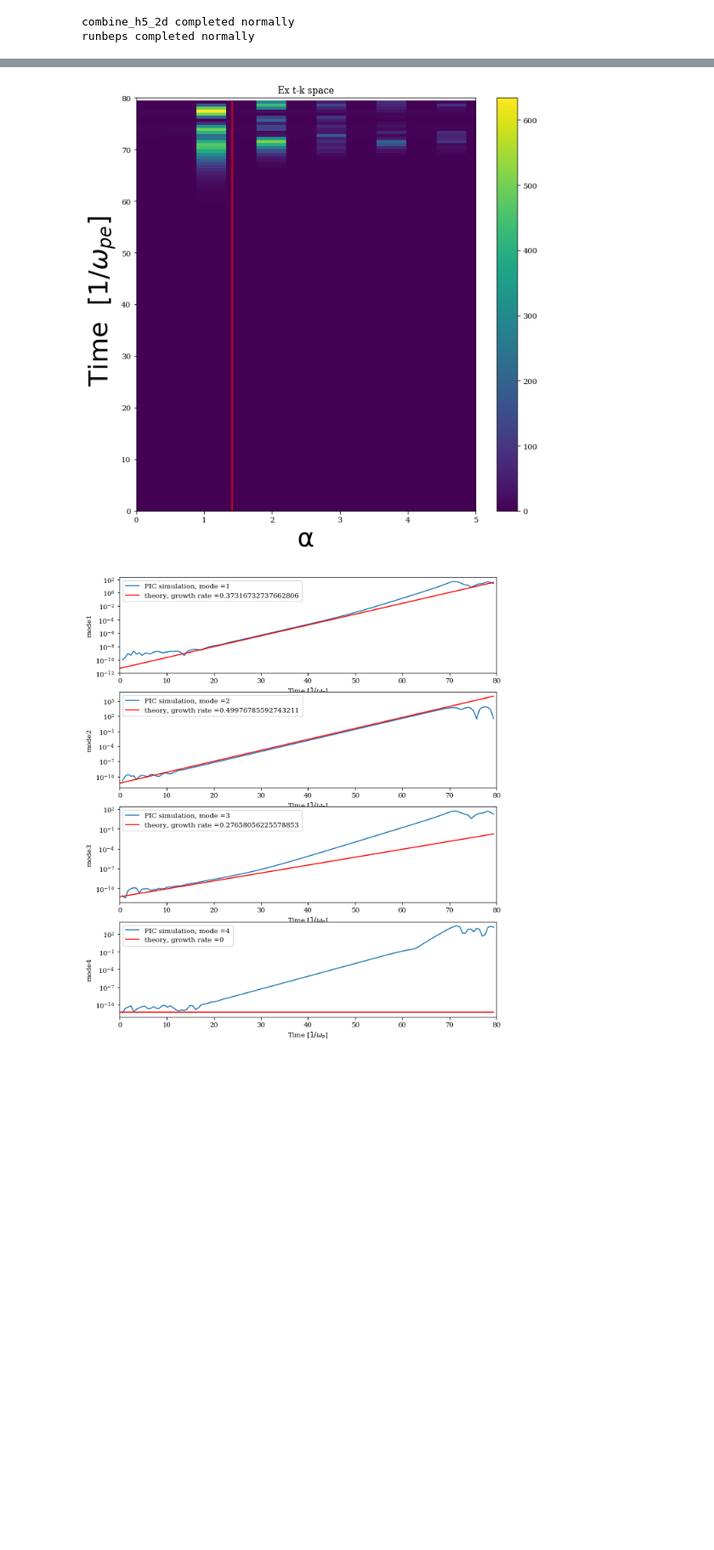
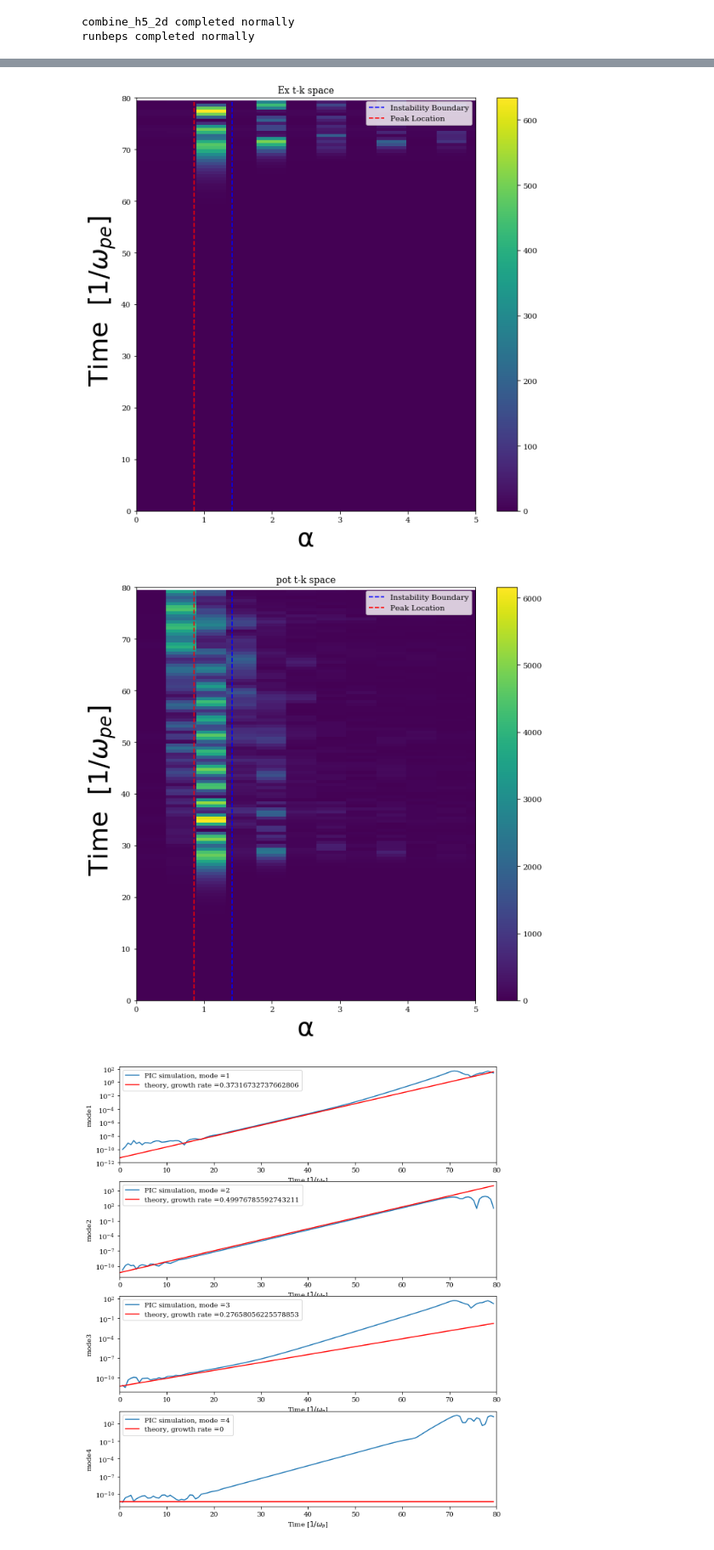
Before and after one commit to UCLA-Plasma-Simulation-Group/JupyterPIC, a Jupyter notebook: notebooks/two-stream/Two-Stream-Only-Notebook.ipynb, the cells around one changed output, grey strips where cells are left out. Shown at 85% size. Drawn from its saved outputs; the diff is of its cells as text; code cells hidden in the pictures; blank space fills up the shorter version.

```diff
--- a/notebooks/two-stream/Two-Stream-Only-Notebook.ipynb
+++ b/notebooks/two-stream/Two-Stream-Only-Notebook.ipynb
@@ -266,9 +294,17 @@ runbeps completed normally
 # %%
+
+
 dirname = 'twostream-quiet'
 
 osiris.plot_tk_2stream(dirname,'Ex',klim=5,tlim=80,v0=9)
+
+dirname = 'twostream-2'
+
+
+osiris.plot_tk_2stream(dirname,'pot',klim=5,tlim=80,v0=9)
 # %% [output]
-[figure, old version]
+[figure, new version]
+[figure, added]
 # %%
 ###  Here we compare results against theory
 dirname = 'twostream-quiet'
```
Also changed, not shown: parts of 18 cells of this notebook, 2 other files.
